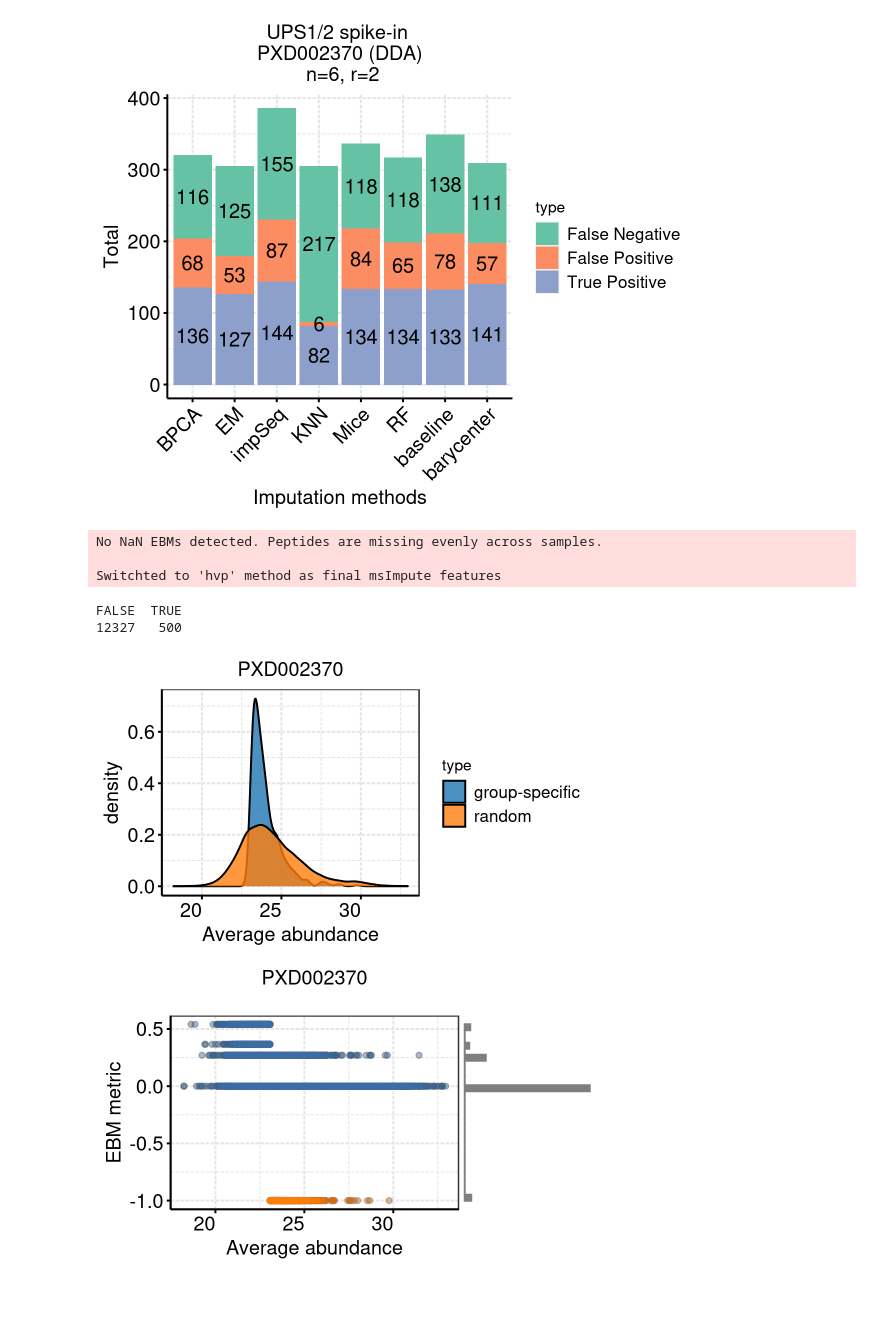
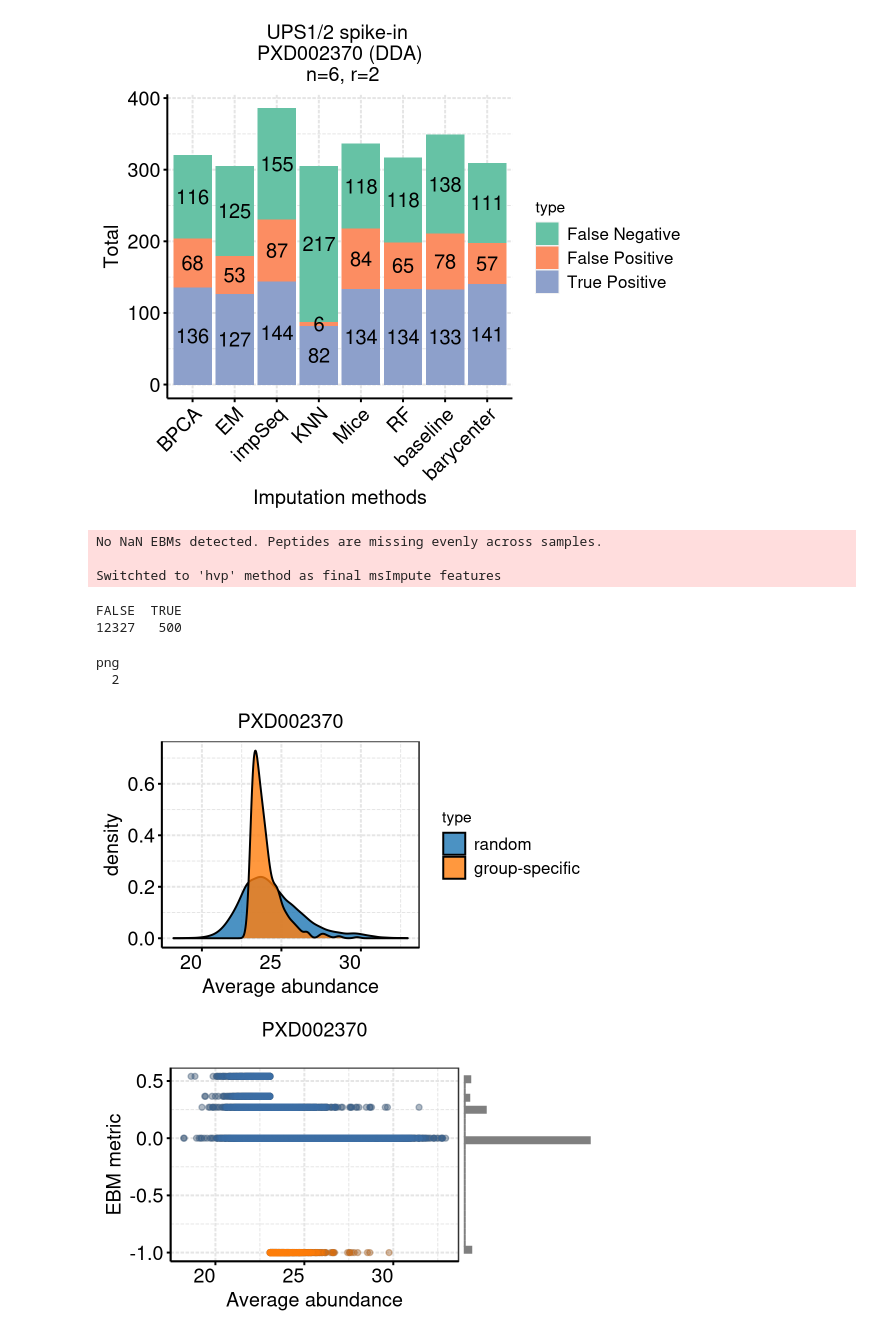
Before and after one commit to DavisLaboratory/msImpute-reproducibility, a Jupyter notebook: figures/pxd002370_ups_spikeIn_dda.ipynb, the cells around one changed output. Drawn from its saved outputs; the diff is of its cells as text; code cells hidden in the pictures; blank space fills up the shorter version.

```diff
--- a/figures/pxd002370_ups_spikeIn_dda.ipynb
+++ b/figures/pxd002370_ups_spikeIn_dda.ipynb
@@ -366,43 +366,47 @@ library(ggExtra)
 ggdat <- data.frame(hdp)
 ggdat$metric <- ebms
 ggdat$type <- ifelse(ggdat$metric == -1, "group-specific","random")
+ggdat$type <- factor(ggdat$type, levels= c("random","group-specific"))
 
-# png(file = "~/hist_missingtype_PXD002370.png",
-#     width=5,height=3,units="in",res=1200)
+
+png(file = "~/hist_missingtype_PXD002370.png",
+    width=5,height=3,units="in",res=1200)
 
 p <- ggplot(ggdat, aes(x=AveExpr, fill = type)) +
   geom_density(alpha = 0.8) + scale_fill_d3() +
   theme_bw() + labs(title = "PXD002370", x="Average abundance")  +
   theme(axis.text.y = element_text(hjust = 1, size=14, color = "black"),
       axis.text.x = element_text(hjust=1, size = 14, color= "black"),
                 strip.text.x = element_text(size=14),
                 plot.title = element_text(hjust = 0.5, size = 14),
       axis.title=element_text(size=14),
       panel.background = element_rect(fill = "white",
                                 colour = "white",
                                 size = 3, linetype = "solid"),
   panel.grid.major = element_line(#size = 3,
                                   linetype = 'longdash',
                                 colour = "grey90"),
   panel.grid.minor = element_line(#size = 3,
                                   linetype = 'longdash',
                                 colour = "grey90"),
       axis.line = element_line(colour = "black"),
       axis.ticks = element_line(colour = "black"),
       legend.text=element_text(size=12)
                 #legend.position = "none"
      )
 
-# print(p)
-# dev.off()
+print(p)
+dev.off()
 p
 # %% [output]
 No NaN EBMs detected. Peptides are missing evenly across samples.
 
 Switchted to 'hvp' method as final msImpute features
 FALSE  TRUE
 12327   500
+png
+  2
-[figure, old version]
+[figure, new version]
 # %%
 fig.size(3,5)
 
```
Also changed, not shown: 5 other files.
